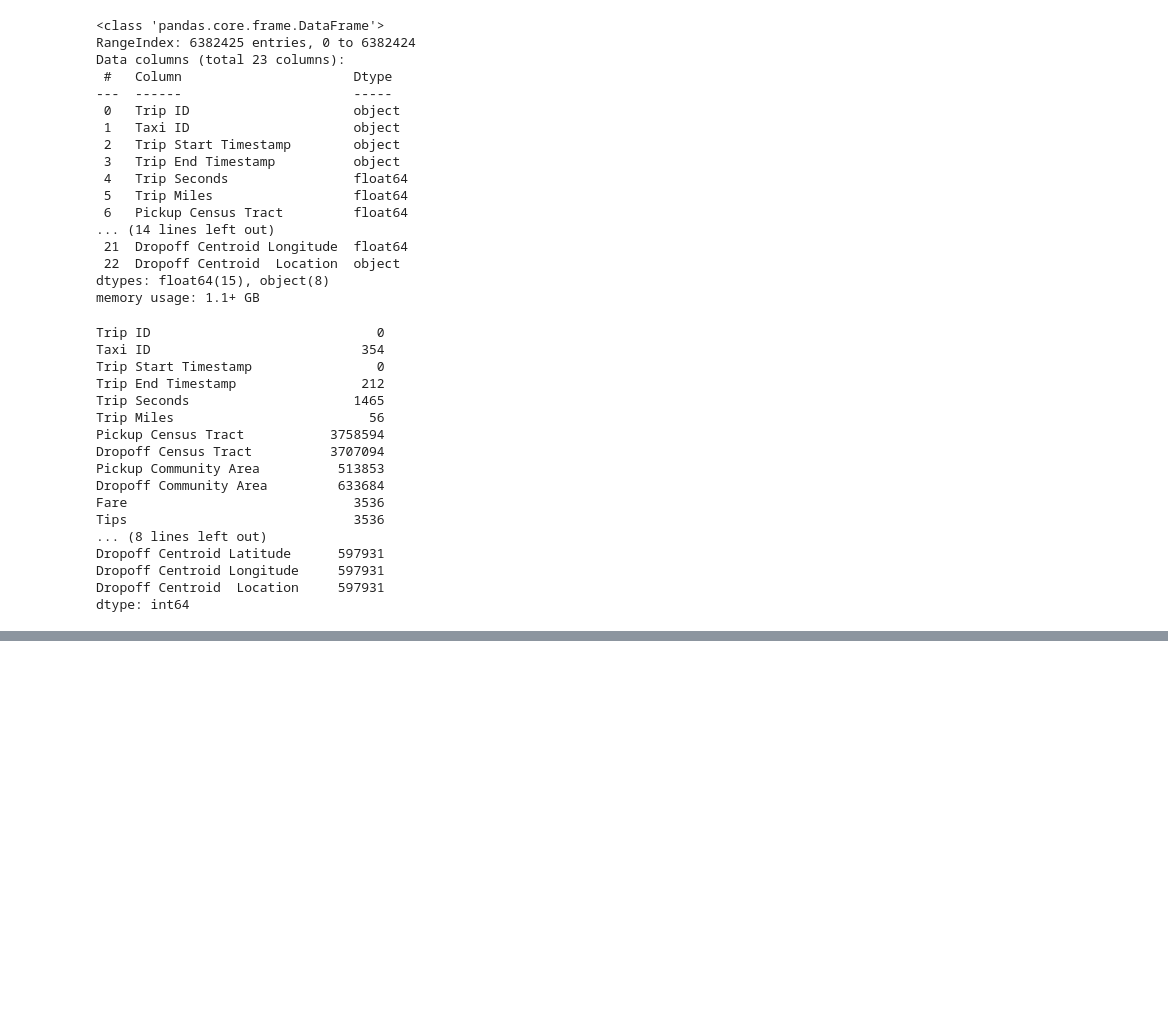
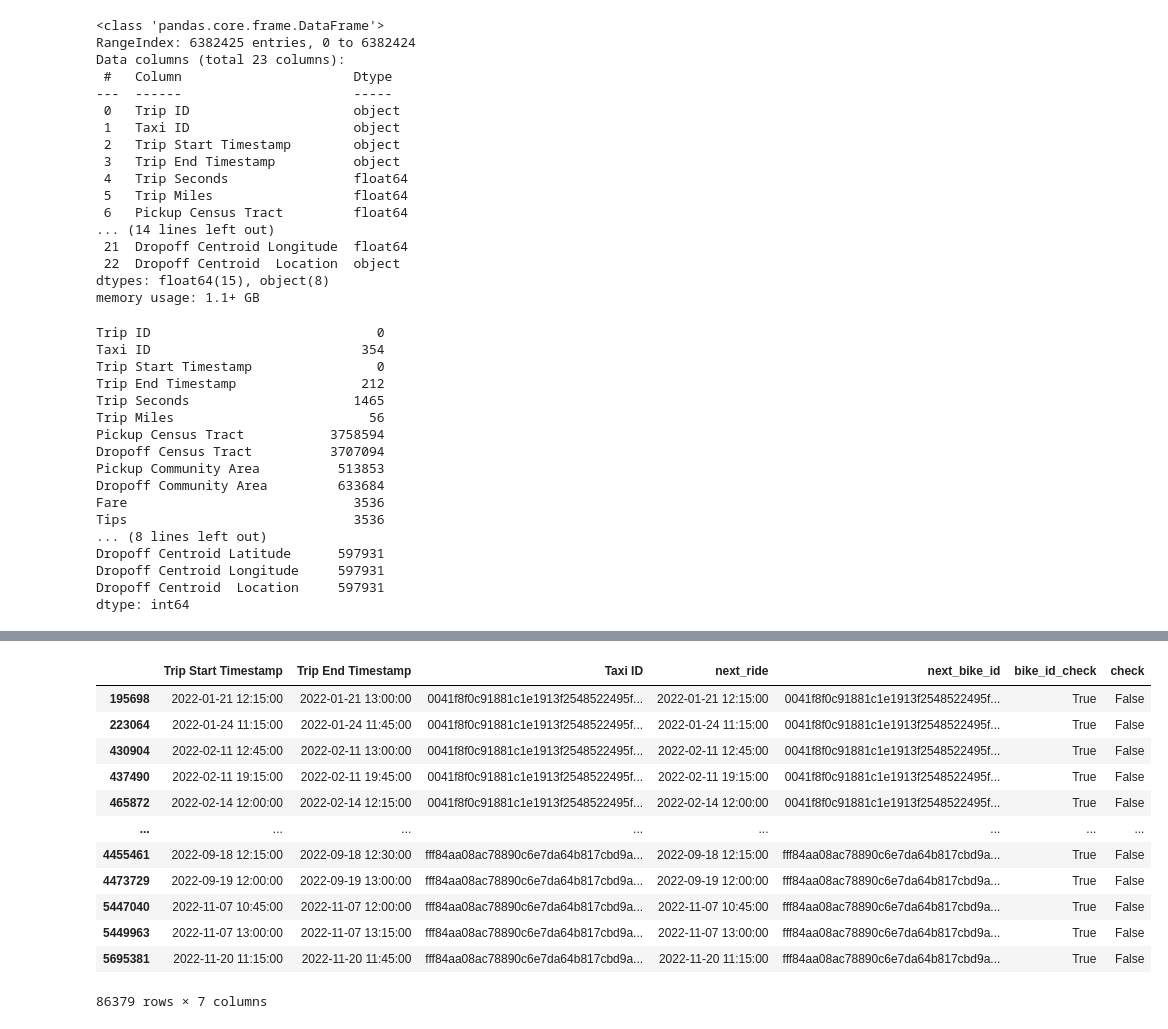
Before and after one commit to Iceccubes/aaa, a Jupyter notebook: taxi_data_preparation.ipynb, the cells around one changed output, grey strips where cells are left out. Drawn from its saved outputs; the diff is of its cells as text; code cells hidden in the pictures; blank space fills up the shorter version.

Commit message:
Taxi Data Preperation Additional Cleaning

```diff
--- a/taxi_data_preparation.ipynb
+++ b/taxi_data_preparation.ipynb
@@ -43,6 +44,14 @@ Data columns (total 23 columns):
  22  Dropoff Centroid  Location  object
 dtypes: float64(15), object(8)
 memory usage: 1.1+ GB
+# %%
+#transform the Timestamps from object to usable datetime
+taxi_trips['Trip Start Timestamp'] = pd.to_datetime(taxi_trips['Trip Start Timestamp'])
+taxi_trips['Trip Start Timestamp'] = pd.to_datetime(taxi_trips['Trip Start Timestamp'], format='%Y-%m-%d %H:%M')
+taxi_trips['Trip End Timestamp'] = pd.to_datetime(taxi_trips['Trip End Timestamp'])
+taxi_trips['Trip End Timestamp'] = pd.to_datetime(taxi_trips['Trip End Timestamp'], format='%Y-%m-%d %H:%M')
+#to extract for example the hour use:
+#taxi_trips['Trip Start Timestamp'].dt.strftime('%H')
 # %%
 #check for null values
 taxi_trips.isnull().sum()
@@ -68,3 +78,8 @@ Dropoff Centroid Latitude      597931
 Dropoff Centroid Longitude     597931
 Dropoff Centroid  Location     597931
 dtype: int64
+# %%
+#drop specific null columns
+columns_with_nan = ['Taxi ID', 'Trip End Timestamp', 'Trip Seconds', 'Trip Miles', 'Fare', 'Tips', 'Extras', 'Trip Total']
+taxi_trips = taxi_trips.dropna(subset=columns_with_nan)
+taxi_trips.isnull().sum()
@@ -115,0 +125,5 @@ taxi_trips.loc[taxi_trips['Trip End Timestamp'] < taxi_trips['Trip Start Timesta
+# %%
+#drop all entries that end outside 2022
+entries_outside = taxi_trips['Trip End Timestamp'] >= pd.to_datetime('2023-01-01 00:00:00')
+taxi_trips = taxi_trips.drop(taxi_trips[taxi_trips['Trip End Timestamp'] >= pd.to_datetime('2023-01-01 00:00:00')].index)
+taxi_trips["Trip End Timestamp"].max()
@@ -115,0 +174,5 @@ taxi_trips.loc[taxi_trips['Trip End Timestamp'] < taxi_trips['Trip Start Timesta
+# %%
+#check if Trip Total is calculated correctly
+taxi_trips = taxi_trips.drop(taxi_trips[taxi_trips[['Fare', 'Tips', 'Tolls', 'Extras']].sum(axis=1) != taxi_trips['Trip Total']].index)
+taxi_trips.info()
+#2Mil lost?
@@ -115,0 +197,29 @@ taxi_trips.loc[taxi_trips['Trip End Timestamp'] < taxi_trips['Trip Start Timesta
+# %%
+#check if there is only one taxi trip for a Taxi ID at the same time
+sorted = taxi_trips.sort_values(by=['Taxi ID','Trip Start Timestamp'], ascending=True)
+tmp = sorted[['Trip Start Timestamp','Trip End Timestamp', 'Taxi ID']].copy()
+
+tmp['next_ride']= tmp['Trip Start Timestamp'].shift(periods=-1)
+tmp['next_bike_id']= tmp['Taxi ID'].shift(periods=-1)
+
+#compare the id & start time: if id is not same we are comparing two different bikes; if id is the same we need to check if start & end times are consistent
+tmp['bike_id_check'] = tmp.apply(lambda x: True if ((x['Taxi ID'] == x['next_bike_id'])) else False, axis=1)
+tmp = tmp.dropna()
+tmp['check'] = tmp.apply(lambda x: True if ((x['next_ride'] >= x['Trip End Timestamp'])) else False, axis=1)
+
+duplicates = tmp[(tmp['check']==False)&(tmp['bike_id_check']==True)]
+duplicates
+# %% [output]
+|  | Trip Start Timestamp | Trip End Timestamp | Taxi ID | next_ride | next_bike_id | bike_id_check | check |
+| 195698 | 2022-01-21 12:15:00 | 2022-01-21 13:00:00 | 0041f8f0c91881c1e1913f2548522495f... | 2022-01-21 12:15:00 | 0041f8f0c91881c1e1913f2548522495f... | True | False |
+| 223064 | 2022-01-24 11:15:00 | 2022-01-24 11:45:00 | 0041f8f0c91881c1e1913f2548522495f... | 2022-01-24 11:15:00 | 0041f8f0c91881c1e1913f2548522495f... | True | False |
+| 430904 | 2022-02-11 12:45:00 | 2022-02-11 13:00:00 | 0041f8f0c91881c1e1913f2548522495f... | 2022-02-11 12:45:00 | 0041f8f0c91881c1e1913f2548522495f... | True | False |
+| 437490 | 2022-02-11 19:15:00 | 2022-02-11 19:45:00 | 0041f8f0c91881c1e1913f2548522495f... | 2022-02-11 19:15:00 | 0041f8f0c91881c1e1913f2548522495f... | True | False |
+| 465872 | 2022-02-14 12:00:00 | 2022-02-14 12:15:00 | 0041f8f0c91881c1e1913f2548522495f... | 2022-02-14 12:00:00 | 0041f8f0c91881c1e1913f2548522495f... | True | False |
+| ... | ... | ... | ... | ... | ... | ... | ... |
+| 4455461 | 2022-09-18 12:15:00 | 2022-09-18 12:30:00 | fff84aa08ac78890c6e7da64b817cbd9a... | 2022-09-18 12:15:00 | fff84aa08ac78890c6e7da64b817cbd9a... | True | False |
+| 4473729 | 2022-09-19 12:00:00 | 2022-09-19 13:00:00 | fff84aa08ac78890c6e7da64b817cbd9a... | 2022-09-19 12:00:00 | fff84aa08ac78890c6e7da64b817cbd9a... | True | False |
+| 5447040 | 2022-11-07 10:45:00 | 2022-11-07 12:00:00 | fff84aa08ac78890c6e7da64b817cbd9a... | 2022-11-07 10:45:00 | fff84aa08ac78890c6e7da64b817cbd9a... | True | False |
+| 5449963 | 2022-11-07 13:00:00 | 2022-11-07 13:15:00 | fff84aa08ac78890c6e7da64b817cbd9a... | 2022-11-07 13:00:00 | fff84aa08ac78890c6e7da64b817cbd9a... | True | False |
+| 5695381 | 2022-11-20 11:15:00 | 2022-11-20 11:45:00 | fff84aa08ac78890c6e7da64b817cbd9a... | 2022-11-20 11:15:00 | fff84aa08ac78890c6e7da64b817cbd9a... | True | False |
+86379 rows × 7 columns
```
Also changed, not shown: parts of 16 cells of this notebook.
